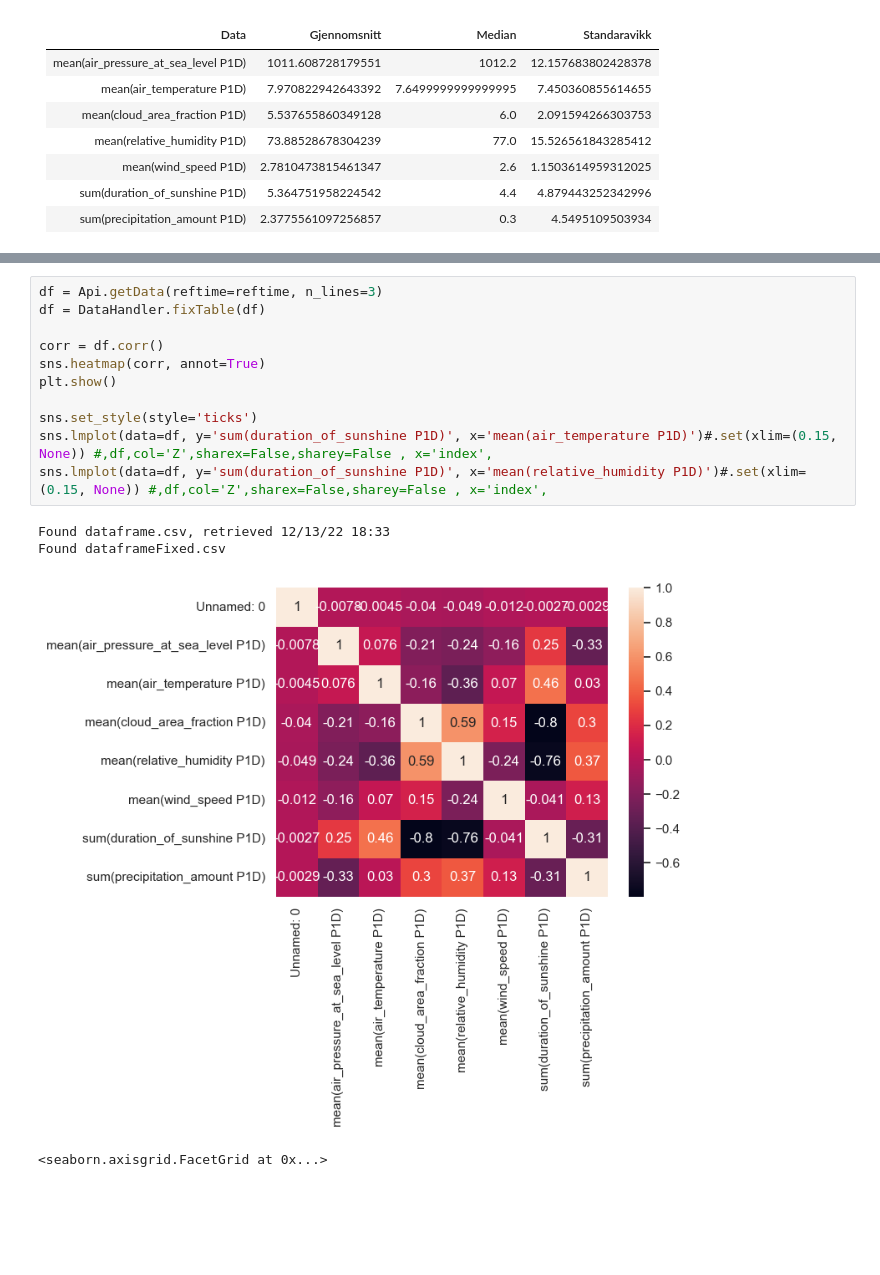
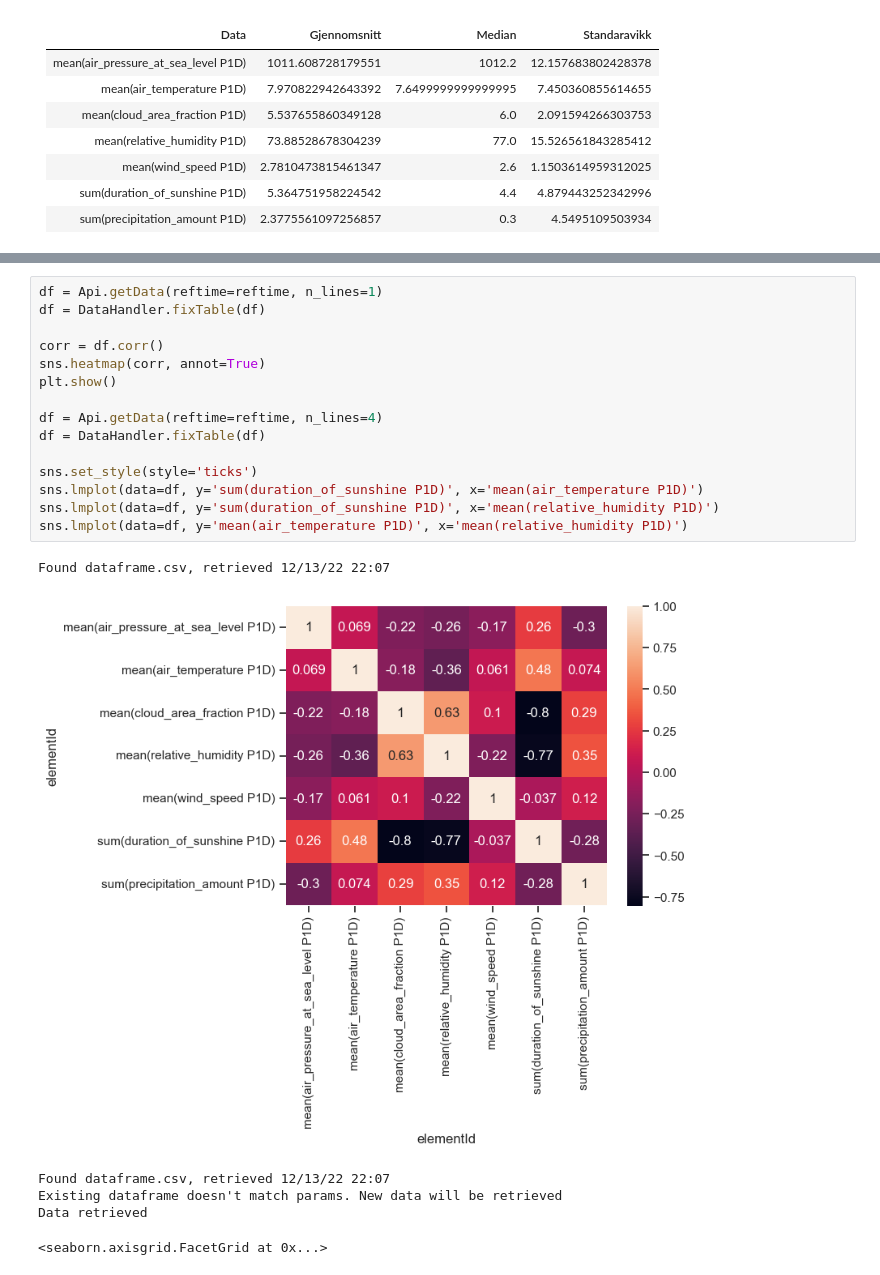
Before and after one commit to Vorckea/ProgPro1, a Jupyter notebook: ProgPro.ipynb, the cells around one changed output, grey strips where cells are left out. Drawn from its saved outputs; the diff is of its cells as text; blank space fills up the shorter version.

```diff
--- a/ProgPro.ipynb
+++ b/ProgPro.ipynb
@@ -143,16 +146,22 @@ sum(precipitation_amount P1D)
 # %%
-df = Api.getData(reftime=reftime, n_lines=3)
+df = Api.getData(reftime=reftime, n_lines=1)
 df = DataHandler.fixTable(df)
 
 corr = df.corr()
 sns.heatmap(corr, annot=True)
 plt.show()
 
+df = Api.getData(reftime=reftime, n_lines=4)
+df = DataHandler.fixTable(df)
+
 sns.set_style(style='ticks')
-sns.lmplot(data=df, y='sum(duration_of_sunshine P1D)', x='mean(air_temperature P1D)')#.set(xlim=(0.15, None)) #,df,col='Z',sharex=False,sharey=False , x='index',
-sns.lmplot(data=df, y='sum(duration_of_sunshine P1D)', x='mean(relative_humidity P1D)')#.set(xlim=(0.15, None)) #,df,col='Z',sharex=False,sharey=False , x='index',
+sns.lmplot(data=df, y='sum(duration_of_sunshine P1D)', x='mean(air_temperature P1D)')
+sns.lmplot(data=df, y='sum(duration_of_sunshine P1D)', x='mean(relative_humidity P1D)')
+sns.lmplot(data=df, y='mean(air_temperature P1D)', x='mean(relative_humidity P1D)')
 # %% [output]
-Found dataframe.csv, retrieved 12/13/22 18:33
-Found dataframeFixed.csv
+Found dataframe.csv, retrieved 12/13/22 22:07
-[figure, old version]
+[figure, new version]
-<seaborn.axisgrid.FacetGrid at 0x...>
+Found dataframe.csv, retrieved 12/13/22 22:07
+Existing dataframe doesn't match params. New data will be retrieved
+Data retrieved
+<seaborn.axisgrid.FacetGrid at 0x...>
```
Also changed, not shown: parts of 3 cells of this notebook, 2 other files.
